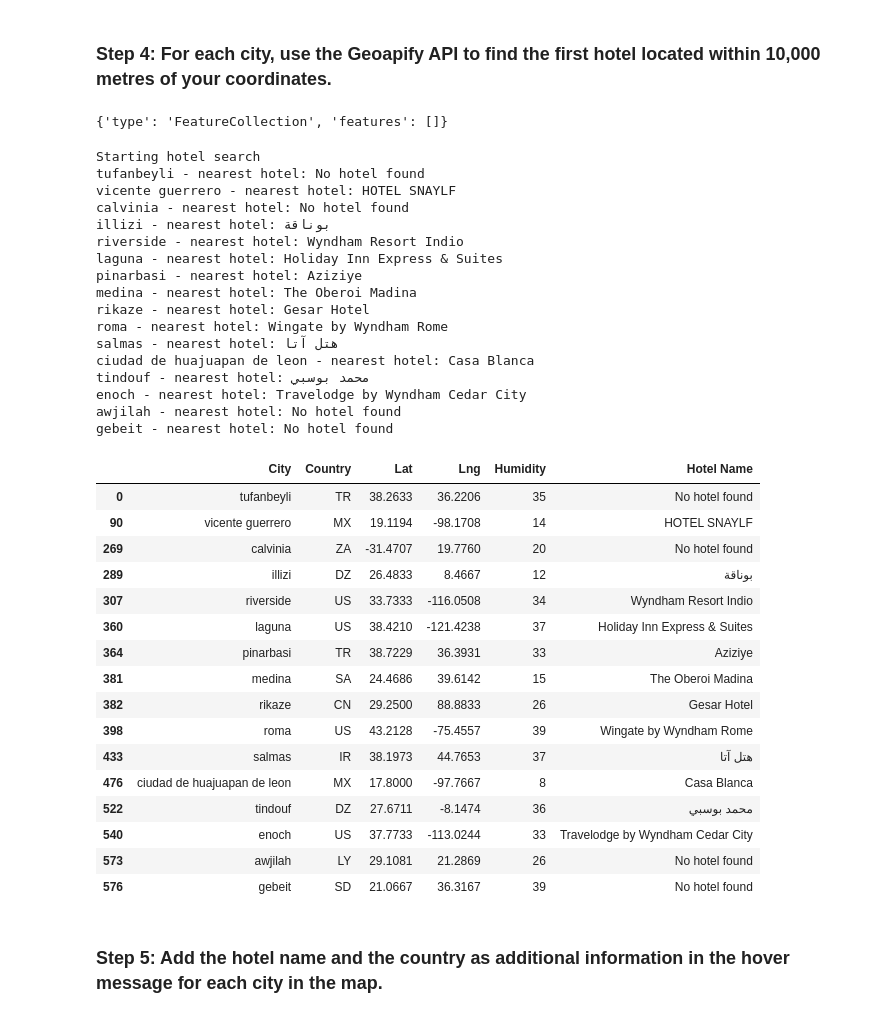
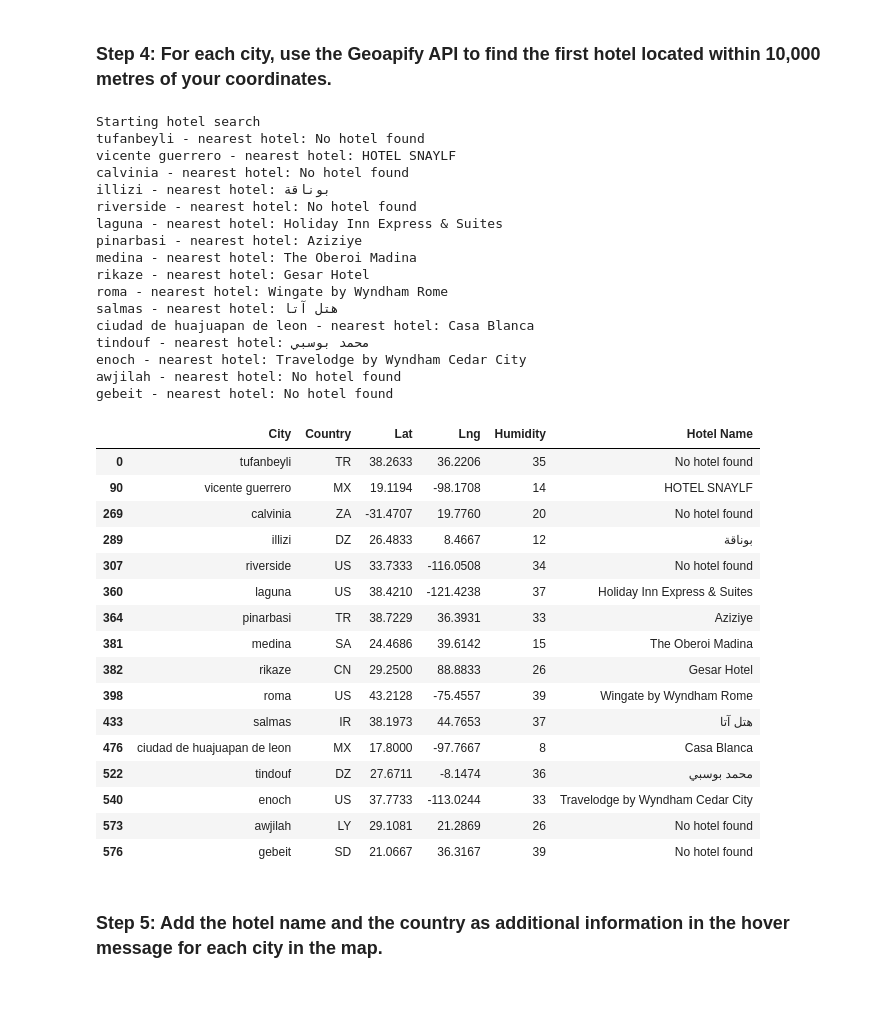
Before and after one commit to JoeBrueneman/python-api-challenge, a Jupyter notebook: WeatherPy/VacationPy.ipynb, the cells around one changed output. Drawn from its saved outputs; the diff is of its cells as text; code cells hidden in the pictures.

```diff
--- a/WeatherPy/VacationPy.ipynb
+++ b/WeatherPy/VacationPy.ipynb
@@ -99,20 +86,6 @@ params["bias"] = f'proximity:{lng},{lat}'
-# %%
-# Set base URL
-base_url = "https://api.geoapify.com/v2/places"
-
-
-# Make and API request using the params dictionaty
-name_address = requests.get(base_url,params = params)
-
-# Convert the API response to JSON format
-name_address = name_address.json()
-# %%
-name_address
-# %% [output]
-{'type': 'FeatureCollection', 'features': []}
 # %%
 # Set parameters to search for a hotel
-radius = 20000
+radius = 10000
 
 params = {
     "apiKey": geoapify_key,
@@ -149,35 +122,35 @@ for index, row in hotels_df.iterrows():
         # If no hotel is found, set the hotel name as "No hotel found".
         hotels_df.loc[index, "Hotel Name"] = "No hotel found"
 
     # Log the search results
     print(f"{hotels_df.loc[index, 'City']} - nearest hotel: {hotels_df.loc[index, 'Hotel Name']}")
 
 # Display sample data
 hotels_df
 # %% [output]
 Starting hotel search
 tufanbeyli - nearest hotel: No hotel found
 vicente guerrero - nearest hotel: HOTEL SNAYLF
 calvinia - nearest hotel: No hotel found
 illizi - nearest hotel: بوناقة
-riverside - nearest hotel: Wyndham Resort Indio
+riverside - nearest hotel: No hotel found
 laguna - nearest hotel: Holiday Inn Express & Suites
 pinarbasi - nearest hotel: Aziziye
 medina - nearest hotel: The Oberoi Madina
 rikaze - nearest hotel: Gesar Hotel
 roma - nearest hotel: Wingate by Wyndham Rome
 salmas - nearest hotel: هتل آتا
 ciudad de huajuapan de leon - nearest hotel: Casa Blanca
 tindouf - nearest hotel: محمد بوسبي
 enoch - nearest hotel: Travelodge by Wyndham Cedar City
 awjilah - nearest hotel: No hotel found
 gebeit - nearest hotel: No hotel found
 |  | City | Country | Lat | Lng | Humidity | Hotel Name |
 | 0 | tufanbeyli | TR | 38.2633 | 36.2206 | 35 | No hotel found |
 | 90 | vicente guerrero | MX | 19.1194 | -98.1708 | 14 | HOTEL SNAYLF |
 | 269 | calvinia | ZA | -31.4707 | 19.7760 | 20 | No hotel found |
 | 289 | illizi | DZ | 26.4833 | 8.4667 | 12 | بوناقة |
-| 307 | riverside | US | 33.7333 | -116.0508 | 34 | Wyndham Resort Indio |
+| 307 | riverside | US | 33.7333 | -116.0508 | 34 | No hotel found |
 | 360 | laguna | US | 38.4210 | -121.4238 | 37 | Holiday Inn Express & Suites |
 | 364 | pinarbasi | TR | 38.7229 | 36.3931 | 33 | Aziziye |
 | 381 | medina | SA | 24.4686 | 39.6142 | 15 | The Oberoi Madina |
```
Also changed, not shown: parts of 1 cell of this notebook.
